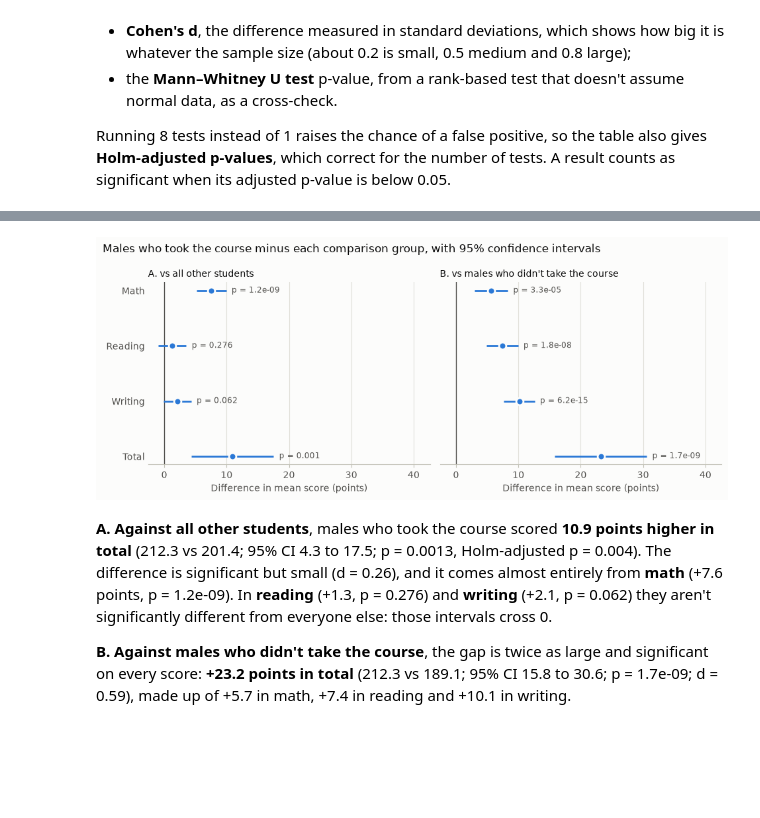
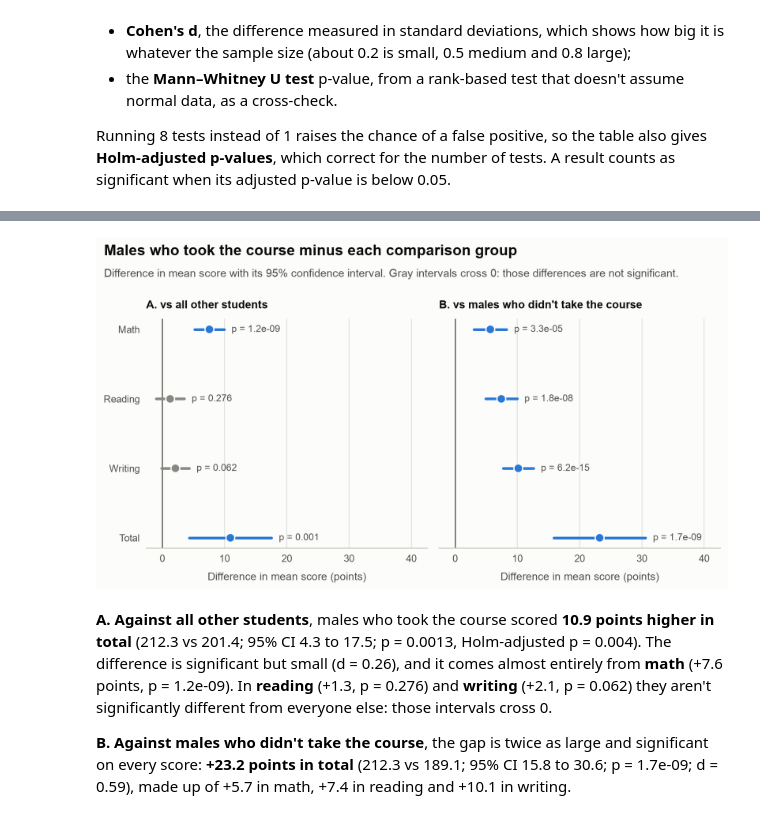
Before and after one commit to Shibainulove/6070-001-202630, a Jupyter notebook: WeeklyModules/Week12/Participation_Activity_Week12_Student_Performance_T_Test.ipynb, the cells around one changed output, grey strips where cells are left out. Cells and saved outputs as stored; diff of their text form; code cells hidden in the pictures; blank space fills up the shorter version.

```diff
--- a/WeeklyModules/Week12/Participation_Activity_Week12_Student_Performance_T_Test.ipynb
+++ b/WeeklyModules/Week12/Participation_Activity_Week12_Student_Performance_T_Test.ipynb
@@ -240,19 +268,20 @@ A two-sample t-test assumes:
 2. **Roughly normal data, or large enough groups.** The smallest group has 174 students, so by the central limit theorem the group means are close to normally distributed even if the scores are somewhat skewed. The Q–Q plots and the normality test from the class notebook (`stats.normaltest`) check the scores themselves.
 3. **Equal variances**, for Student's t-test. **Welch's t-test** (`equal_var=False`) drops this assumption and is the safer choice when the groups differ in size (174 vs 826), so this notebook uses it throughout. Levene's test still shows whether the variances differ.
 # %%
-fig, axes = plt.subplots(1, 3, figsize=(11, 4), sharex=True, sharey=True)
+fig, axes = plt.subplots(1, 3, figsize=(10.5, 4.4), sharex=True, sharey=True)
 for ax, (name, group) in zip(axes, groups.items()):
     (theoretical, ordered), (slope, intercept, _) = stats.probplot(group['total score'])
-    ax.plot(theoretical, slope * theoretical + intercept, color=INK_2, linewidth=1)  # where normal data would lie
-    ax.scatter(theoretical, ordered, s=9, color=BLUE, alpha=0.6, linewidths=0)
-    ax.set_title(f'{name}\nnormaltest p = {fmt_p(stats.normaltest(group["total score"]).pvalue)}',
-                 loc='left', fontsize=10)
+    ax.plot(theoretical, slope * theoretical + intercept, color=INK_2, linewidth=1.2)  # where normal data would lie
+    ax.scatter(theoretical, ordered, s=11, color=BLUE, alpha=0.55, linewidths=0)
+    ax.text(0.97, 0.04, f'normaltest p = {fmt_p(stats.normaltest(group["total score"]).pvalue)}',
+            transform=ax.transAxes, ha='right', va='bottom', fontsize=9.5, color=INK_2)
+    ax.set_title(name)
     ax.set_xlabel('Normal quantiles')
+    ax.spines['left'].set_visible(False)
     ax.grid()
 axes[0].set_ylabel('Total score')
-fig.suptitle('Normal Q–Q plots of the total score: normally distributed scores would follow the line',
-             x=0.01, ha='left', fontsize=12, color=INK)
-plt.tight_layout()
+add_titles(fig, 'The total scores are close to normally distributed',
+           'Normal Q–Q plots of the total score: normally distributed scores would fall on the line.')
 plt.show()
 
 for label, other in [('A', all_others), ('B', male_no_course)]:
@@ -383,42 +412,42 @@ show(q2)
 |  | writing | 69.79 | 59.65 | 10.14 | 7.69 | 12.59 | 8.14 | 0.77 | 6.2e-15 | 5.0e-14 | ... |
 |  | total | 212.34 | 189.13 | 23.21 | 15.83 | 30.60 | 6.18 | 0.59 | 1.7e-09 | 1.0e-08 | ... |
 # %%
-def plot_differences(results, panel_by, row_by, title, p_labels=True):
+def plot_differences(results, panel_by, row_by, title, subtitle, p_labels=True):
     """Each difference between means as a dot with its 95% confidence interval, one panel per value of
-    panel_by. A difference is significant (before adjustment) when its interval doesn't cross 0."""
+    panel_by. Intervals that cross 0 (not significant, before adjustment) are gray."""
     panels = results[panel_by].unique()
     n_rows = results[row_by].nunique()
-    fig, axes = plt.subplots(1, len(panels), figsize=(3.8 * len(panels) + 2, 0.55 * n_rows + 1.8),
+    fig, axes = plt.subplots(1, len(panels), figsize=(2.2 + 3.1 * len(panels), 0.55 * n_rows + 2.5),
                              sharex=True, sharey=True, squeeze=False)
     for ax, panel in zip(axes[0], panels):
         rows = results[results[panel_by] == panel]
         y = np.arange(len(rows))[::-1]  # first row at the top
+        colors = np.where((rows['CI low'] > 0) | (rows['CI high'] < 0), BLUE, GRAY)
         ax.axvline(0, color=INK_2, linewidth=1)
-        ax.hlines(y, rows['CI low'], rows['CI high'], color=BLUE, linewidth=2)
-        ax.scatter(rows['difference'], y, s=60, color=BLUE, edgecolors=SURFACE, linewidths=2, zorder=3)
+        ax.hlines(y, rows['CI low'], rows['CI high'], colors=colors, linewidth=2.5, capstyle='round')
+        ax.scatter(rows['difference'], y, s=70, color=colors, edgecolors=SURFACE, linewidths=1.2, zorder=3)
         if p_labels:
             for yi, high, p in zip(y, rows['CI high'], rows['p-value']):
-                ax.annotate(f'p = {fmt_p(p)}', xy=(high, yi), xytext=(6, 0), textcoords='offset points',
-                            va='center', fontsize=8.5, color=INK_2)
+                ax.annotate(f'p = {fmt_p(p)}', xy=(high, yi), xytext=(7, 0), textcoords='offset points',
+                            va='center', fontsize=9, color=INK_2)
         ax.set_yticks(y, [label[0].upper() + label[1:] for label in rows[row_by]])
-        ax.tick_params(axis='y', length=0)
         ax.spines['left'].set_visible(False)
         ax.xaxis.set_major_locator(plt.MaxNLocator(nbins=6, steps=[1, 2, 5, 10], integer=True))
         ax.grid(axis='x')
-        ax.set_title(panel[0].upper() + panel[1:], loc='left', fontsize=10)
+        ax.set_title(panel[0].upper() + panel[1:])
         ax.set_xlabel('Difference in mean score (points)')
     if p_labels:  # leave room on the right for the p-value labels
         left, right = axes[0, 0].get_xlim()
         axes[0, 0].set_xlim(left, right + 0.3 * (right - left))
-    fig.suptitle(title, x=0.01, ha='left', fontsize=12, color=INK)
-    plt.tight_layout()
+    add_titles(fig, title, subtitle)
     plt.show()
 
 
-plot_differences(q2, 'comparison', 'score',
-                 'Males who took the course minus each comparison group, with 95% confidence intervals')
+plot_differences(q2, 'comparison', 'score', 'Males who took the course minus each comparison group',
+                 'Difference in mean score with its 95% confidence interval. '
+                 'Gray intervals cross 0: those differences are not significant.')
 # %% [output]
-[figure, old version]
+[figure, new version]
 # %% [markdown]
 **A. Against all other students**, males who took the course scored **10.9 points higher in total** (212.3 vs 201.4; 95% CI 4.3 to 17.5; p = 0.0013, Holm-adjusted p = 0.004). The difference is significant but small (d = 0.26), and it comes almost entirely from **math** (+7.6 points, p = 1.2e-09). In **reading** (+1.3, p = 0.276) and **writing** (+2.1, p = 0.062) they aren't significantly different from everyone else: those intervals cross 0.
 
```
Also changed, not shown: parts of 5 cells of this notebook.
